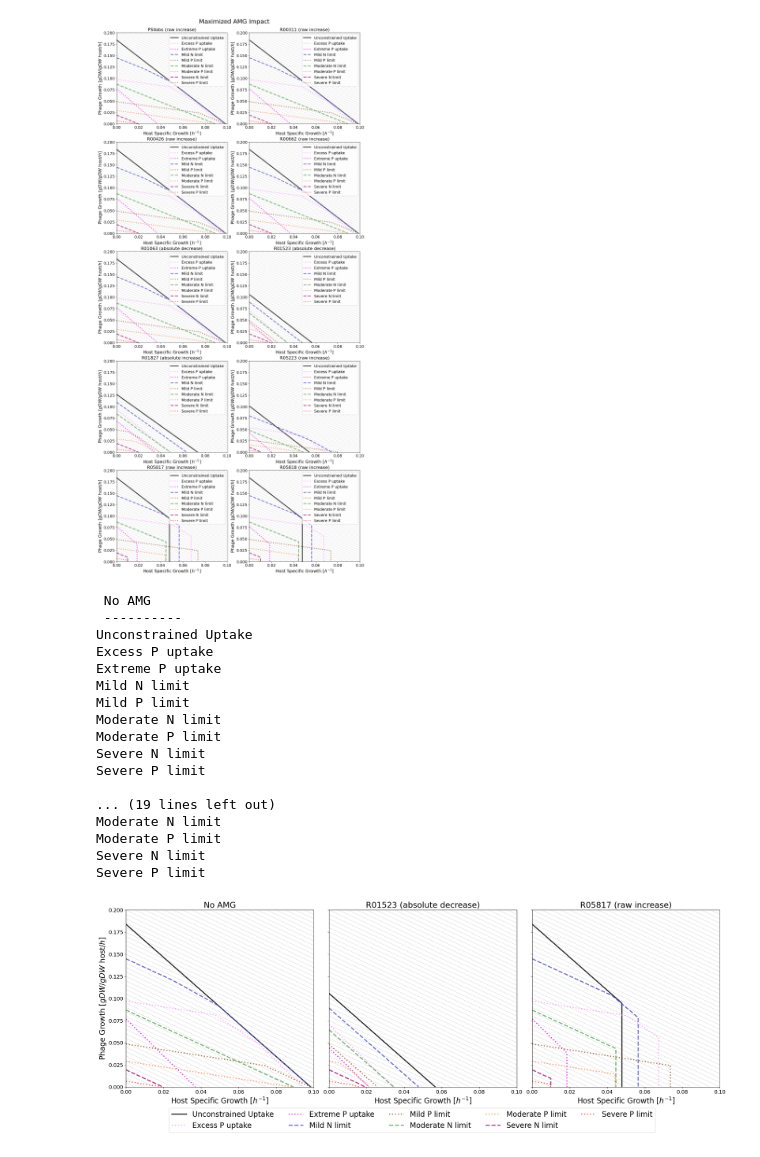
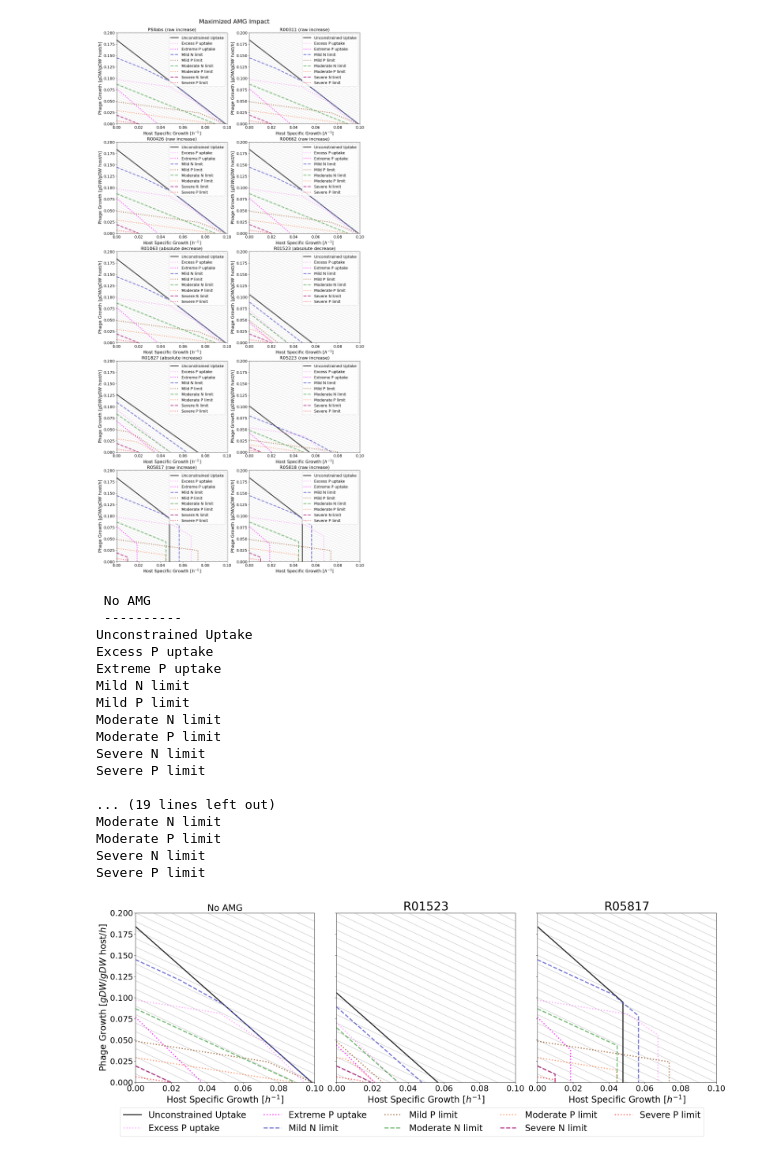
Before and after one commit to NWBRaVE/p-hm2-amgs-in-med4, a Jupyter notebook: host_vs_phage_biomass.ipynb, the cells around one changed output. Saved outputs shown, nothing was run; the diff lists cells and outputs as text; code cells hidden in the pictures.

Commit message:
improved biomass tradeoff example figure for smaller viewing size

```diff
--- a/host_vs_phage_biomass.ipynb
+++ b/host_vs_phage_biomass.ipynb
@@ -339,41 +339,41 @@ for (amg, direction), ax in zip(amgs_example.items(), axs.flatten()):
             if "P" in scenario
             else "solid",
         )
-    for m in np.linspace(0.0, 0.4, 81):
-        ax.plot(host_optimum_frac, m - host_optimum_frac, "k-", linewidth=1, alpha=0.15)
+    for m in np.linspace(0.0, 0.4, 41):
+        ax.plot(host_optimum_frac, m - host_optimum_frac, "k-", linewidth=1, alpha=0.25)
     ax.set_xlim(0, 0.1)
     ax.set_ylim(0, 0.2)
-    ax.set_xlabel(r"Host Specific Growth $[h^{-1}]$", fontsize=20)
-    ax.set_ylabel(r"Phage Growth $[gDW /gDW$ host$ / h]$", fontsize=20)
-    ax.tick_params(labelsize=14)
+    ax.set_xlabel(r"Host Specific Growth $[h^{-1}]$", fontsize=24)
+    ax.set_ylabel(r"Phage Growth $[gDW /gDW$ host$ / h]$", fontsize=24)
+    ax.tick_params(labelsize=22)
     ax.legend().remove()
     if direction:
-        ax.set_title(f"{amg} ({direction})", fontsize=22)
+        ax.set_title(f"{amg}", fontsize=32)
     else:
-        ax.set_title(amg, fontsize=22)
+        ax.set_title(amg, fontsize=24)
 handles, labels = plt.gca().get_legend_handles_labels()
 by_label = dict(zip(labels, handles))
 fig.legend(
-    by_label, fontsize=20, ncols=5, loc="lower center", bbox_to_anchor=(0.5, -0.125)
+    by_label, fontsize=24, ncols=5, loc="lower center", bbox_to_anchor=(0.5, -0.15)
 )
 fig.tight_layout()
 plt.show()
 # %% [output]
  No AMG
  ----------
 Unconstrained Uptake
 Excess P uptake
 Extreme P uptake
 Mild N limit
 Mild P limit
 Moderate N limit
 Moderate P limit
 Severe N limit
 Severe P limit
 
 ... (19 lines left out)
 Moderate N limit
 Moderate P limit
 Severe N limit
 Severe P limit
-[figure, old version]
+[figure, new version]
```
Also changed, not shown: 1 other file.
